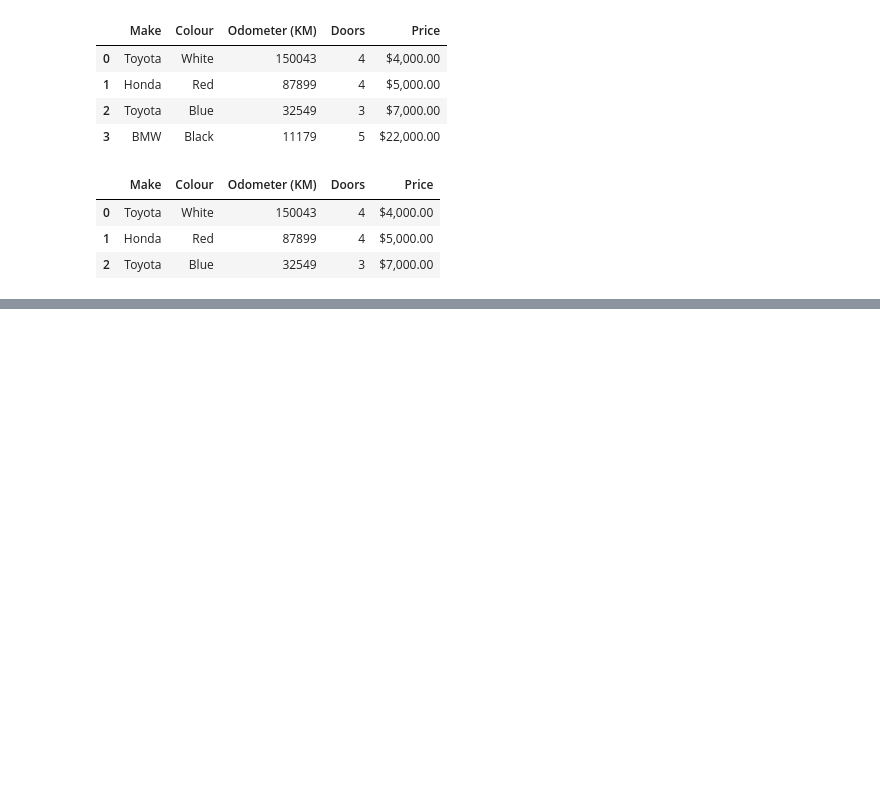
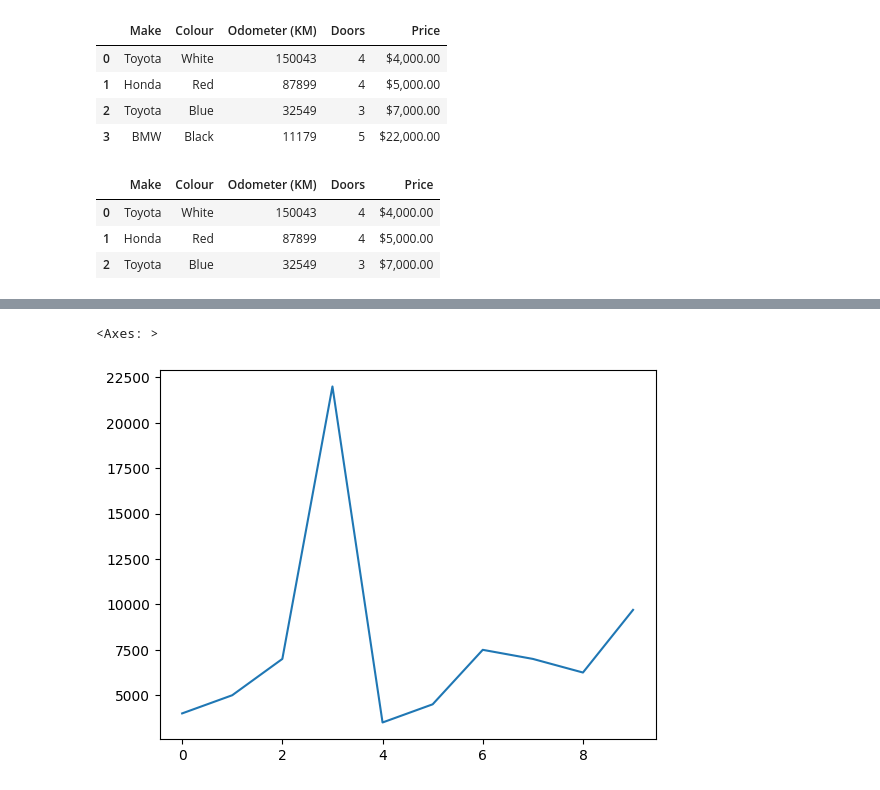
Before and after one commit to mrdbourke/zero-to-mastery-ml, a Jupyter notebook: section-pandas/intro-to-pandas.ipynb, the cells around one changed output, grey strips where cells are left out. Cells and saved outputs as stored; diff of their text form; code cells hidden in the pictures; blank space fills up the shorter version.

```diff
--- a/section-pandas/intro-to-pandas.ipynb
+++ b/section-pandas/intro-to-pandas.ipynb
@@ -251,0 +276,2 @@ car_sales_df.iloc[:3]
+# %%
+car_sales_df['Price'] = car_sales_df['Price'].replace('[\$,]', '', regex=True).astype(float).astype(int)
@@ -251,0 +292,5 @@ car_sales_df.iloc[:3]
+# %%
+car_sales_df["Price"].plot()
+# %% [output]
+<Axes: >
+[figure, added]
```
Also changed, not shown: parts of 7 cells of this notebook.
